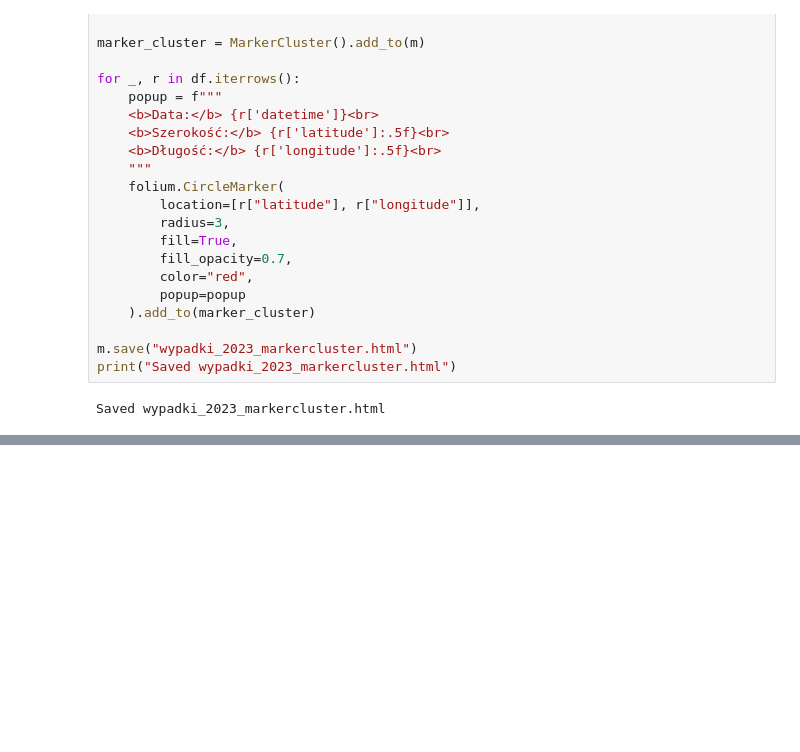
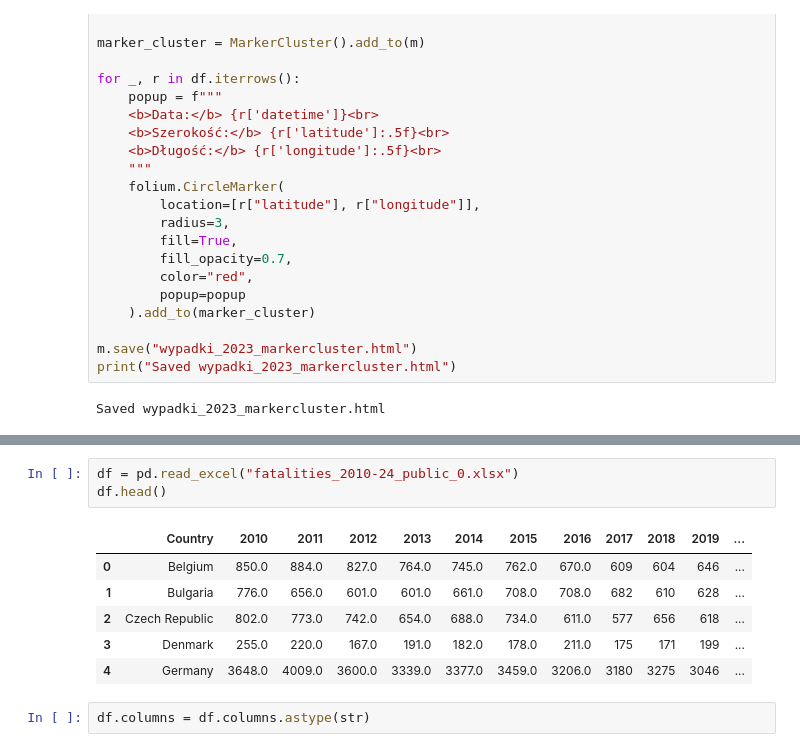
Before and after one commit to JankData/car-accidents-visualizations, a Jupyter notebook: notebooks/wypadki1.ipynb, the cells around one changed output, grey strips where cells are left out. Cells and saved outputs as stored; diff of their text form; blank space fills up the shorter version.

```diff
--- a/notebooks/wypadki1.ipynb
+++ b/notebooks/wypadki1.ipynb
@@ -546,0 +551,12 @@ Saved wypadki_2023_markercluster.html
+# %%
+df = pd.read_excel("fatalities_2010-24_public_0.xlsx")
+df.head()
+# %% [output]
+|  | Country | 2010 | 2011 | 2012 | 2013 | 2014 | 2015 | 2016 | 2017 | 2018 | 2019 | ... |
+| 0 | Belgium | 850.0 | 884.0 | 827.0 | 764.0 | 745.0 | 762.0 | 670.0 | 609 | 604 | 646 | ... |
+| 1 | Bulgaria | 776.0 | 656.0 | 601.0 | 601.0 | 661.0 | 708.0 | 708.0 | 682 | 610 | 628 | ... |
+| 2 | Czech Republic | 802.0 | 773.0 | 742.0 | 654.0 | 688.0 | 734.0 | 611.0 | 577 | 656 | 618 | ... |
+| 3 | Denmark | 255.0 | 220.0 | 167.0 | 191.0 | 182.0 | 178.0 | 211.0 | 175 | 171 | 199 | ... |
+| 4 | Germany | 3648.0 | 4009.0 | 3600.0 | 3339.0 | 3377.0 | 3459.0 | 3206.0 | 3180 | 3275 | 3046 | ... |
+# %%
+df.columns = df.columns.astype(str)
```
Also changed, not shown: parts of 5 cells of this notebook.
